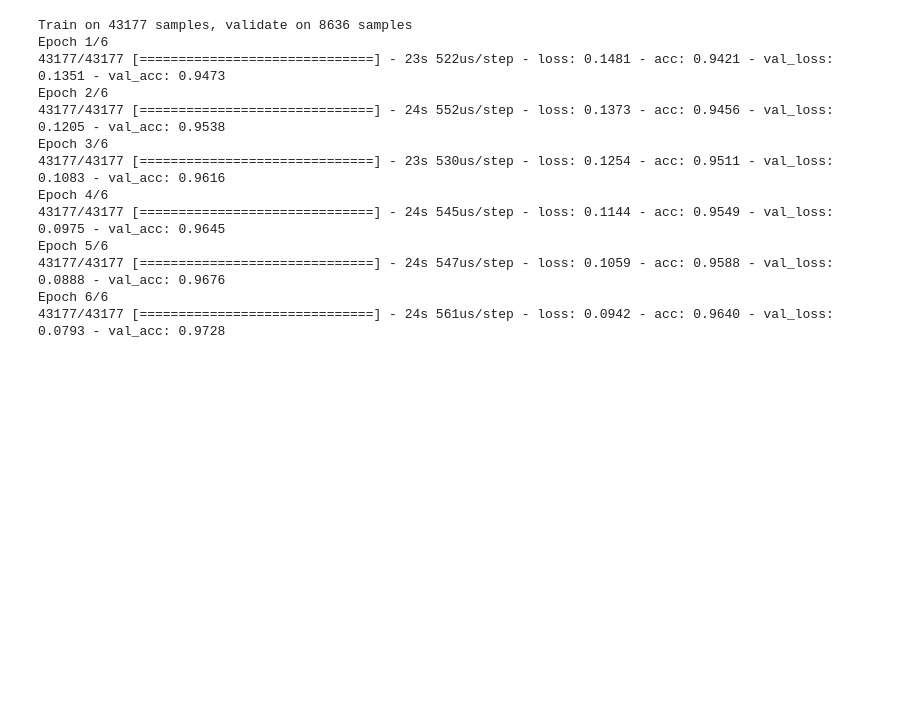
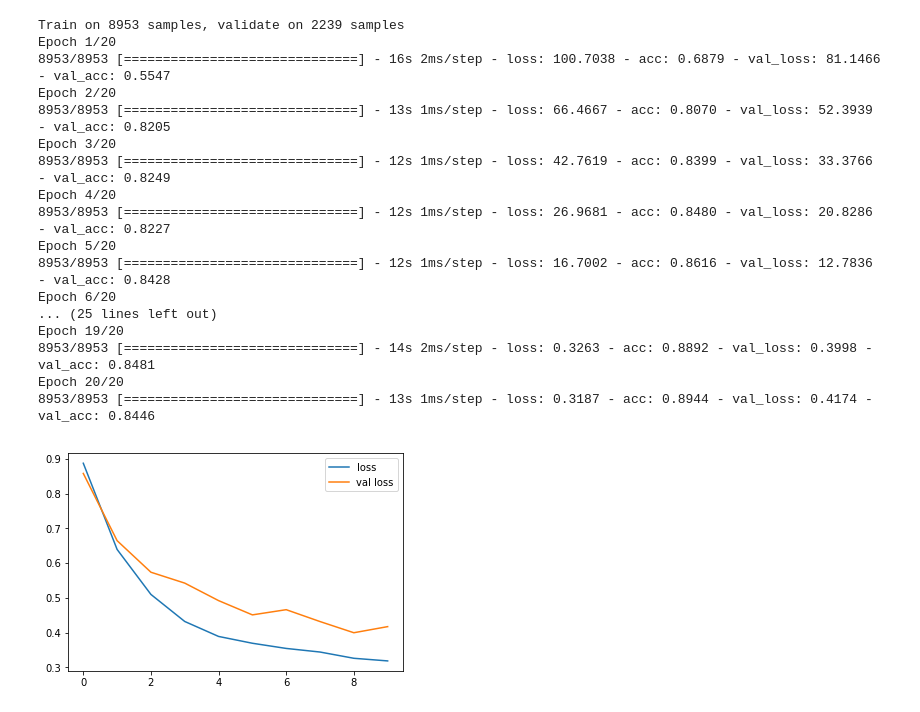
Before and after one commit to quevivasbien/twitter-sexism, a Jupyter notebook: twitter_sexism_lstm.ipynb, the cells around one changed output. Drawn from its saved outputs; the diff is of its cells as text; code cells hidden in the pictures; blank space fills up the shorter version.

```diff
--- a/twitter_sexism_lstm.ipynb
+++ b/twitter_sexism_lstm.ipynb
@@ -91,7 +101,7 @@ tweets_hashed = [[hash_token(t) for t in tweet] for tweet in tweets_tokenized]
 tweets_padded = pad_sequences(tweets_hashed, maxlen=MAX_INPUT_LEN)
 # %%
 # Create embedding dict from Glove pre-trained embeddings
-EMBEDDING_DIM = 100
+EMBEDDING_DIM = 25
 embedding_file = 'word_embeddings/glove.twitter.27B.{}d.txt'.format(EMBEDDING_DIM)
 
 emb_dict = {}
@@ -104,8 +114,8 @@ with open(embedding_file, encoding='utf-8') as fh:
 # %%
 # Create embedding matrix with hashmap and pre-trained embeddings
 
-embedding_matrix = np.zeros((VOCAB_SIZE+1, EMBEDDING_DIM), dtype='float32')
-for i in range(1, VOCAB_SIZE+1):
+embedding_matrix = np.zeros((vocab_size+1, EMBEDDING_DIM), dtype='float32')
+for i in range(1, vocab_size+1):
     embedding_vector = emb_dict.get(vocab[i-1])
     if embedding_vector is not None:
         embedding_matrix[i] = embedding_vector
@@ -113,7 +123,7 @@ for i in range(1, VOCAB_SIZE+1):
     # as a vector of zeroes.
 
 # Build embedding layer to plug into Keras Sequential model
-embedding = Embedding(input_dim=VOCAB_SIZE+1,
+embedding = Embedding(input_dim=vocab_size+1,
                       output_dim=EMBEDDING_DIM,
                       weights=[embedding_matrix],
                       input_length=MAX_INPUT_LEN,
@@ -156,21 +179,25 @@ np.random.seed(152)
 X_train, X_test, y_train, y_test = train_test_split(tweets_padded, labels,
                                                     test_size=0.2, shuffle=True)
 # %%
-hist = model.fit(tweets_padded, labels,
-                 batch_size=256, epochs=6,
+hist = model.fit(X_train, y_train,
+                 batch_size=500, epochs=20,
                  validation_data=(X_test, y_test),
                  class_weight=class_weights)
 # %% [output]
-Train on 43177 samples, validate on 8636 samples
-Epoch 1/6
-43177/43177 [==============================] - 23s 522us/step - loss: 0.1481 - acc: 0.9421 - val_loss: 0.1351 - val_acc: 0.9473
-Epoch 2/6
-43177/43177 [==============================] - 24s 552us/step - loss: 0.1373 - acc: 0.9456 - val_loss: 0.1205 - val_acc: 0.9538
-Epoch 3/6
-43177/43177 [==============================] - 23s 530us/step - loss: 0.1254 - acc: 0.9511 - val_loss: 0.1083 - val_acc: 0.9616
-Epoch 4/6
-43177/43177 [==============================] - 24s 545us/step - loss: 0.1144 - acc: 0.9549 - val_loss: 0.0975 - val_acc: 0.9645
-Epoch 5/6
-43177/43177 [==============================] - 24s 547us/step - loss: 0.1059 - acc: 0.9588 - val_loss: 0.0888 - val_acc: 0.9676
-Epoch 6/6
-43177/43177 [==============================] - 24s 561us/step - loss: 0.0942 - acc: 0.9640 - val_loss: 0.0793 - val_acc: 0.9728
+Train on 8953 samples, validate on 2239 samples
+Epoch 1/20
+8953/8953 [==============================] - 16s 2ms/step - loss: 100.7038 - acc: 0.6879 - val_loss: 81.1466 - val_acc: 0.5547
+Epoch 2/20
+8953/8953 [==============================] - 13s 1ms/step - loss: 66.4667 - acc: 0.8070 - val_loss: 52.3939 - val_acc: 0.8205
+Epoch 3/20
+8953/8953 [==============================] - 12s 1ms/step - loss: 42.7619 - acc: 0.8399 - val_loss: 33.3766 - val_acc: 0.8249
+Epoch 4/20
+8953/8953 [==============================] - 12s 1ms/step - loss: 26.9681 - acc: 0.8480 - val_loss: 20.8286 - val_acc: 0.8227
+Epoch 5/20
+8953/8953 [==============================] - 12s 1ms/step - loss: 16.7002 - acc: 0.8616 - val_loss: 12.7836 - val_acc: 0.8428
+Epoch 6/20
+... (25 lines left out)
+Epoch 19/20
+8953/8953 [==============================] - 14s 2ms/step - loss: 0.3263 - acc: 0.8892 - val_loss: 0.3998 - val_acc: 0.8481
+Epoch 20/20
+8953/8953 [==============================] - 13s 1ms/step - loss: 0.3187 - acc: 0.8944 - val_loss: 0.4174 - val_acc: 0.8446
@@ -178,0 +204,7 @@ model.save('modelv2.h5')
+# %%
+plt.plot(hist.history['loss'][10:], label='loss')
+plt.plot(hist.history['val_loss'][10:], label='val loss')
+plt.legend()
+plt.show()
+# %% [output]
+[figure, added]
```
Also changed, not shown: parts of 23 cells of this notebook, 9 other files.
